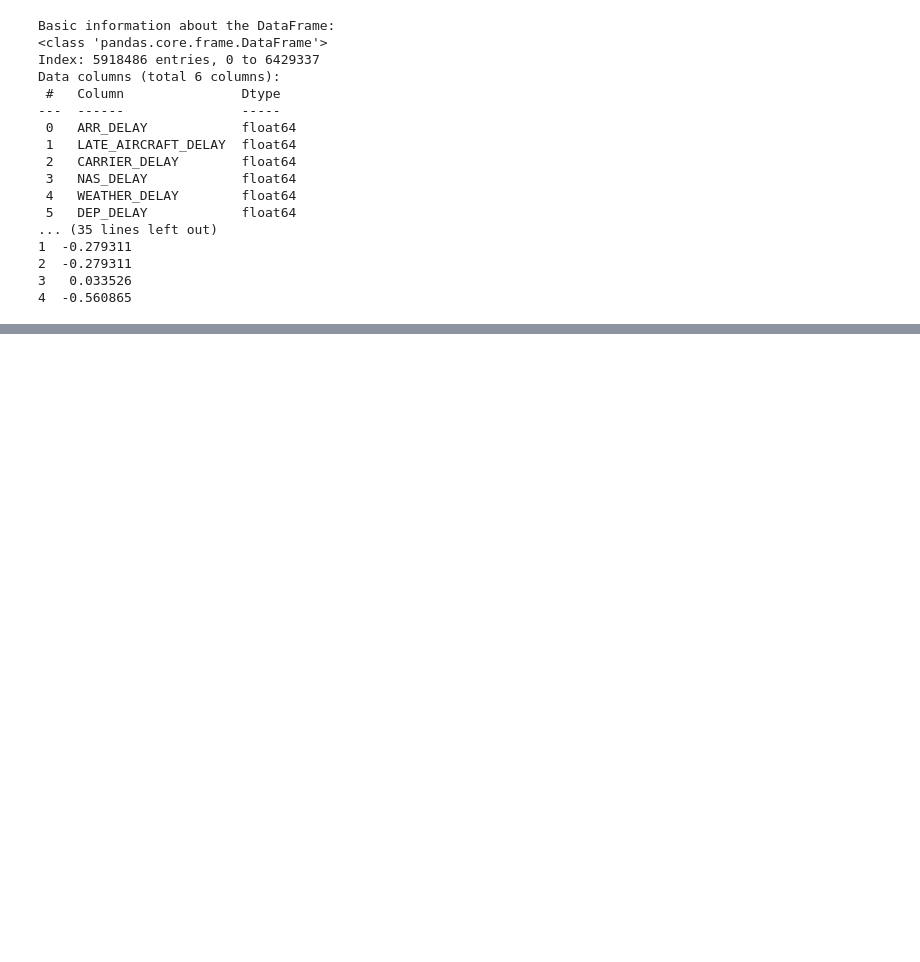
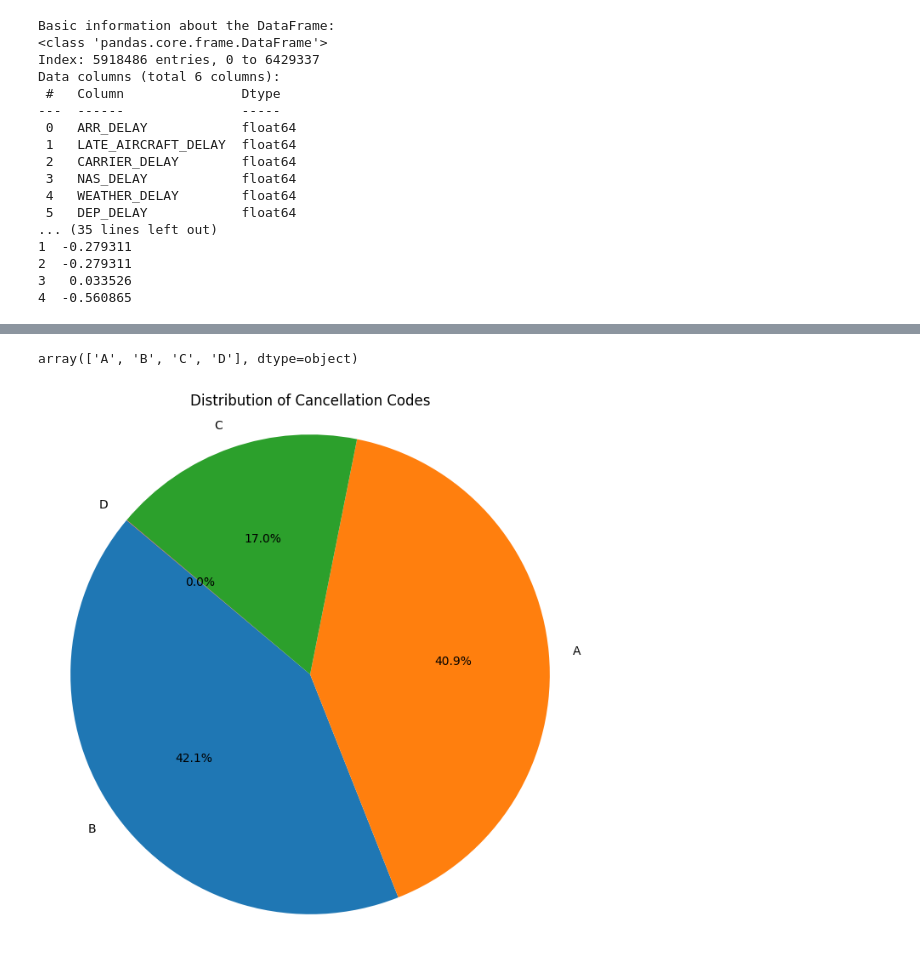
Before and after one commit to AleksandraBen/workshop-ai, a Jupyter notebook: project.ipynb, the cells around one changed output, grey strips where cells are left out. Saved outputs shown, nothing was run; the diff lists cells and outputs as text; code cells hidden in the pictures; blank space fills up the shorter version.

```diff
--- a/project.ipynb
+++ b/project.ipynb
@@ -161,0 +207,21 @@ Data columns (total 6 columns):
+# %%
+combined_df['OP_CARRIER'].replace({
+    'UA':'United Airlines',
+    'AS':'Alaska Airlines',
+    '9E':'Endeavor Air',
+    'B6':'JetBlue Airways',
+    'EV':'ExpressJet',
+    'F9':'Frontier Airlines',
+    'G4':'Allegiant Air',
+    'HA':'Hawaiian Airlines',
+    'MQ':'Envoy Air',
+    'NK':'Spirit Airlines',
+    'OH':'PSA Airlines',
+    'OO':'SkyWest Airlines',
+    'VX':'Virgin America',
+    'WN':'Southwest Airlines',
+    'YV':'Mesa Airline',
+    'YX':'Republic Airways',
+    'AA':'American Airlines',
+    'DL':'Delta Airlines'
+},inplace=True)
@@ -161,0 +235,3 @@ Data columns (total 6 columns):
+# %%
+canceled_df = combined_df[(combined_df['CANCELLED'] != 0)]
+canceled_df.head()
@@ -161,0 +255,10 @@ Data columns (total 6 columns):
+# %%
+canceled_df['CANCELLATION_CODE'].unique()
+# %% [output]
+array(['A', 'B', 'C', 'D'], dtype=object)
+# %%
+cancellation_codes = canceled_df['CANCELLATION_CODE'].value_counts()
+
+display_piechart(cancellation_codes, 'Distribution of Cancellation Codes')
+# %% [output]
+[figure, added]
```
Also changed, not shown: parts of 15 cells of this notebook.
